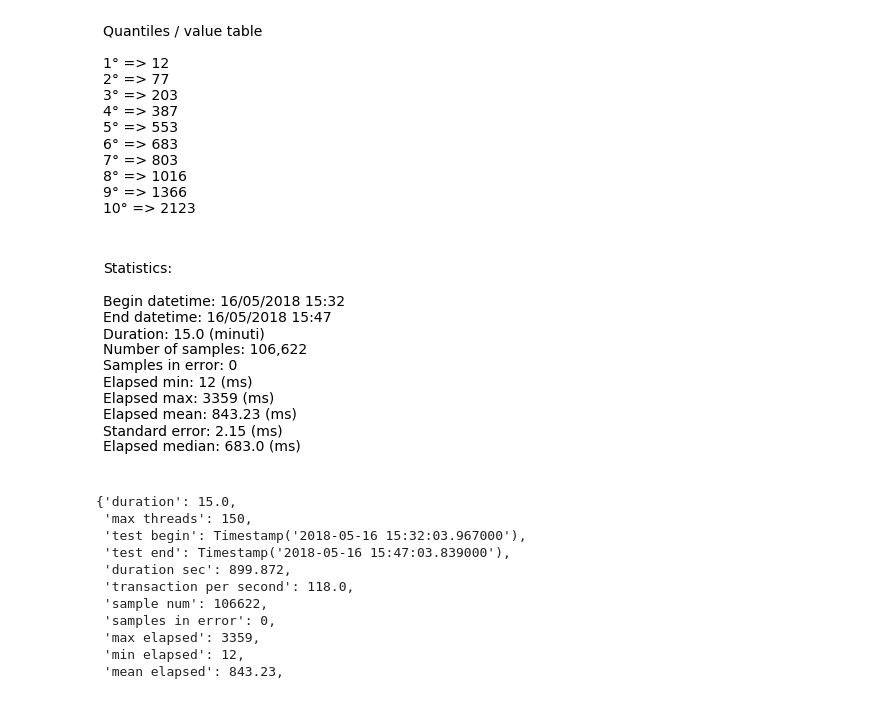
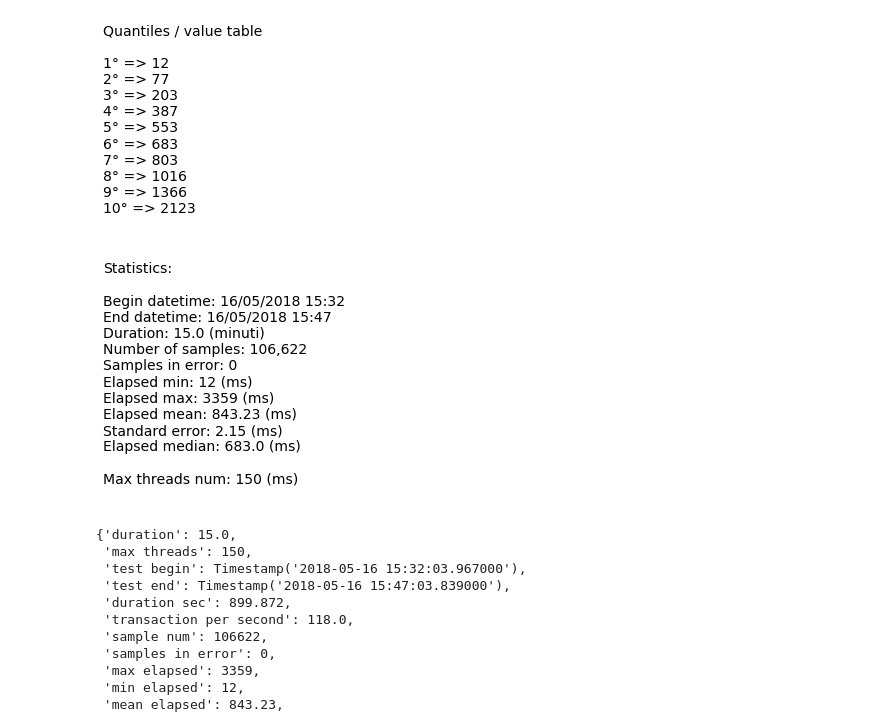
Before and after one commit to p-giovanni/JMeter_report, a Jupyter notebook: notebook/JMeter_Report.ipynb, the cells around one changed output. Saved outputs shown, nothing was run; the diff lists cells and outputs as text; code cells hidden in the pictures.

```diff
--- a/notebook/JMeter_Report.ipynb
+++ b/notebook/JMeter_Report.ipynb
@@ -105,6 +106,7 @@ it = {
     ,"stats sample num":          ("Numero campioni: {n}\nCampioni in errore: {er}\n")
 
     ,"stats elapsed":             ("Tempo di servizio minimo: {min} (ms)\nTempo di servizio massimo: {max} (ms)\nTempo di servizio medio: {avg} (ms)\nVarianza: {stde} (ms)\n Tempo di servizio - mediana: {med} (ms)\n")
+    ,"stats max threads":         ("Numero massimo di thread: {th} (ms)\n")
 }
 en = {
      "thread title": ("Threads number", 14)
@@ -142,6 +144,7 @@ en = {
     ,"stats sample num":          ("Number of samples: {n}\nSamples in error: {er}\n")
 
     ,"stats elapsed":             ("Elapsed min: {min} (ms)\nElapsed max: {max} (ms)\nElapsed mean: {avg} (ms)\nStandard error: {stde} (ms)\nElapsed median: {med} (ms)\n")
+    ,"stats max threads":         ("Max threads num: {th} (ms)\n")
 }
 labels = en
 # %%
@@ -614,50 +695,21 @@ if text[0] == True:
 # %% [output]
 [figure]
 # %%
-
-def statistics_box_text():
-    """
-
-    """
-    dt_format = "%d/%m/%Y %H:%M"
-    txt = None
-    rv = False
-    try:
-        title = "{title}\n\n".format(title=labels["statistics txt title"][0])
-        txt_duration = labels["stats duration"].format(be=global_statistics['test begin'].strftime(dt_format)
-                                                      ,en=global_statistics['test end'].strftime(dt_format)
-                                                      ,d=global_statistics['duration'])
-
-        txt_sample_num = labels["stats sample num"].format(n=f"{global_statistics['sample num']:,}"
-                                                          ,er=f"{global_statistics['samples in error']:,}")
-
-        txt_elapsed = labels["stats elapsed"].format(min=global_statistics['min elapsed']
-                                                    ,max=global_statistics['max elapsed']
-                                                    ,avg=global_statistics['mean elapsed']
-                                                    ,stde=global_statistics['std error elapsed']
-                                                    ,med=global_statistics['median elapsed'])
-        txt = title + txt_duration + txt_sample_num + txt_elapsed
-    except Exception as ex:
-        print("statistics_box_text failed - {ex}".format(ex=ex))
-    else:
-        rv = True
-
-    return (rv, txt)
 
 # --------------------------------------------
 fig = plt.figure(figsize=(5, 3))
 gs = fig.add_gridspec(1, 1)
 fig.set_tight_layout(True)
 
 ax = []
 ax.append(fig.add_subplot(gs[0, 0]))
 
 text = statistics_box_text()
 if text[0] == True:
     text_box(ax[0], text[1])
     plt.savefig(os.path.join(images_path,"{prefix}statitstics-tbox.png".format(prefix=image_file_prefix)))
 # %% [output]
-[figure, old version]
+[figure, new version]
 # %%
 global_statistics
 # %% [output]
```
Also changed, not shown: parts of 7 cells of this notebook, 2 other files.
